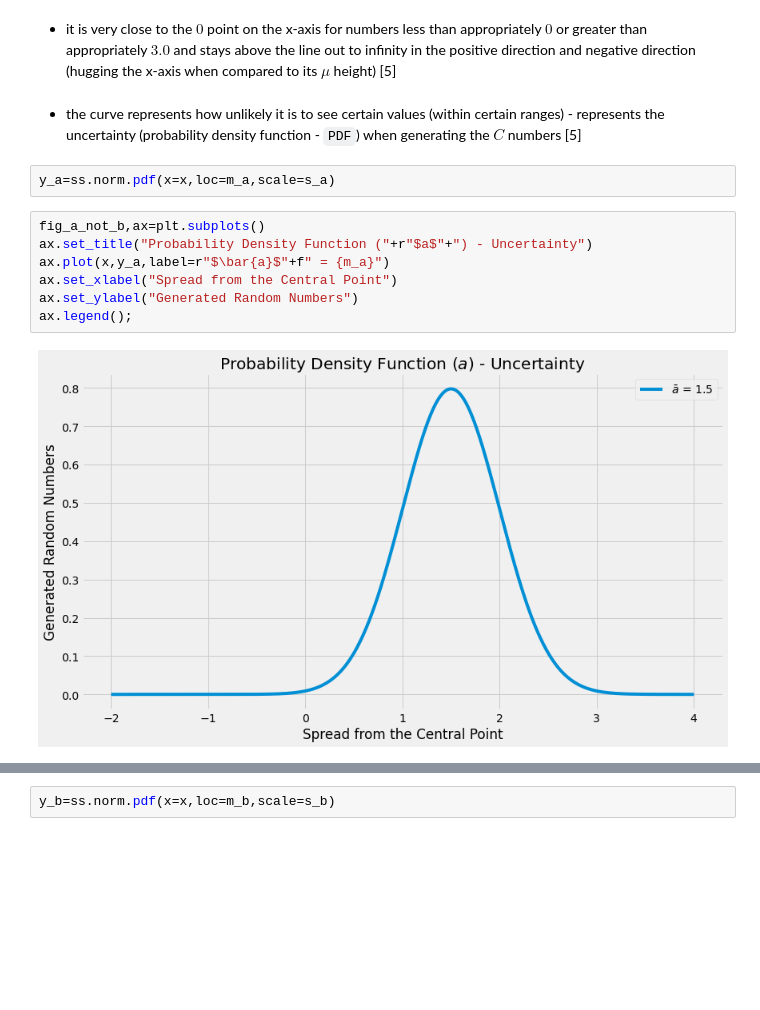
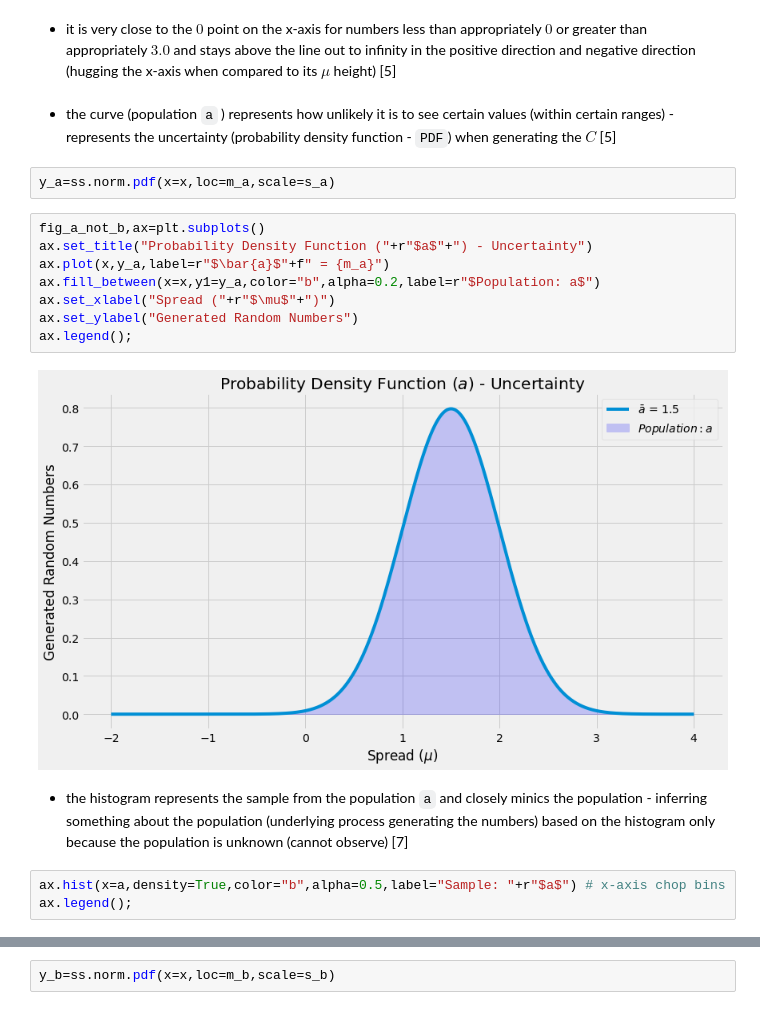
Before and after one commit to SeanOhAileasa/mls-scikit-learn-scipy-stats, a Jupyter notebook: scipy-stats.ipynb, the cells around one changed output, grey strips where cells are left out. Cells and saved outputs as stored; diff of their text form; blank space fills up the shorter version.

```diff
--- a/scipy-stats.ipynb
+++ b/scipy-stats.ipynb
@@ -821,15 +822,21 @@ print("\n".join(ss.norm.pdf.__doc__.split("\n")[1:2])) # function pdf overview
 # %% [markdown]
 - it is very close to the $0$ point on the x-axis for numbers less than appropriately $0$ or greater than appropriately $3.0$ and stays above the line out to infinity in the positive direction and negative direction (hugging the x-axis when compared to its $\mu$ height) [5]
 # %% [markdown]
-- the curve represents how unlikely it is to see certain values (within certain ranges) - represents the uncertainty (probability density function - ``PDF``) when generating the $C$ numbers [5]
+- the curve (population ``a`` ) represents how unlikely it is to see certain values (within certain ranges) - represents the uncertainty (probability density function - ``PDF``) when generating the $C$ [5]
 # %%
 y_a=ss.norm.pdf(x=x,loc=m_a,scale=s_a)
 # %%
 fig_a_not_b,ax=plt.subplots()
 ax.set_title("Probability Density Function ("+r"$a$"+") - Uncertainty")
 ax.plot(x,y_a,label=r"$\bar{a}$"+f" = {m_a}")
-ax.set_xlabel("Spread from the Central Point")
+ax.fill_between(x=x,y1=y_a,color="b",alpha=0.2,label=r"$Population: a$")
+ax.set_xlabel("Spread ("+r"$\mu$"+")")
 ax.set_ylabel("Generated Random Numbers")
 ax.legend();
 # %% [output]
-[figure, old version]
+[figure, new version]
+# %% [markdown]
+- the histogram represents the sample from the population ``a`` and closely minics the population - inferring something about the population (underlying process generating the numbers) based on the histogram only because the population is unknown (cannot observe) [7]
+# %%
+ax.hist(x=a,density=True,color="b",alpha=0.5,label="Sample: "+r"$a$") # x-axis chop bins
+ax.legend();
```
Also changed, not shown: parts of 96 cells of this notebook, 1 other file.
